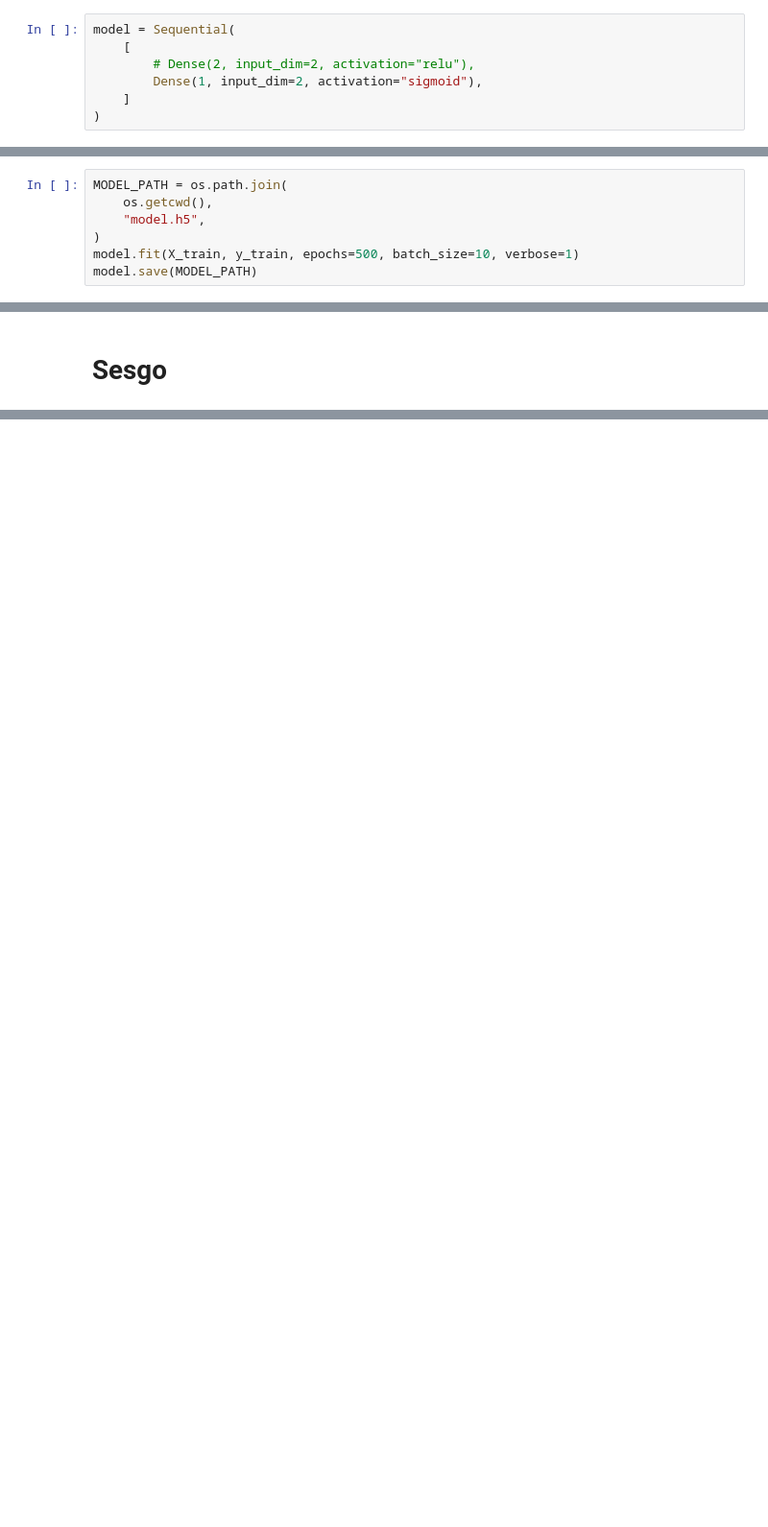
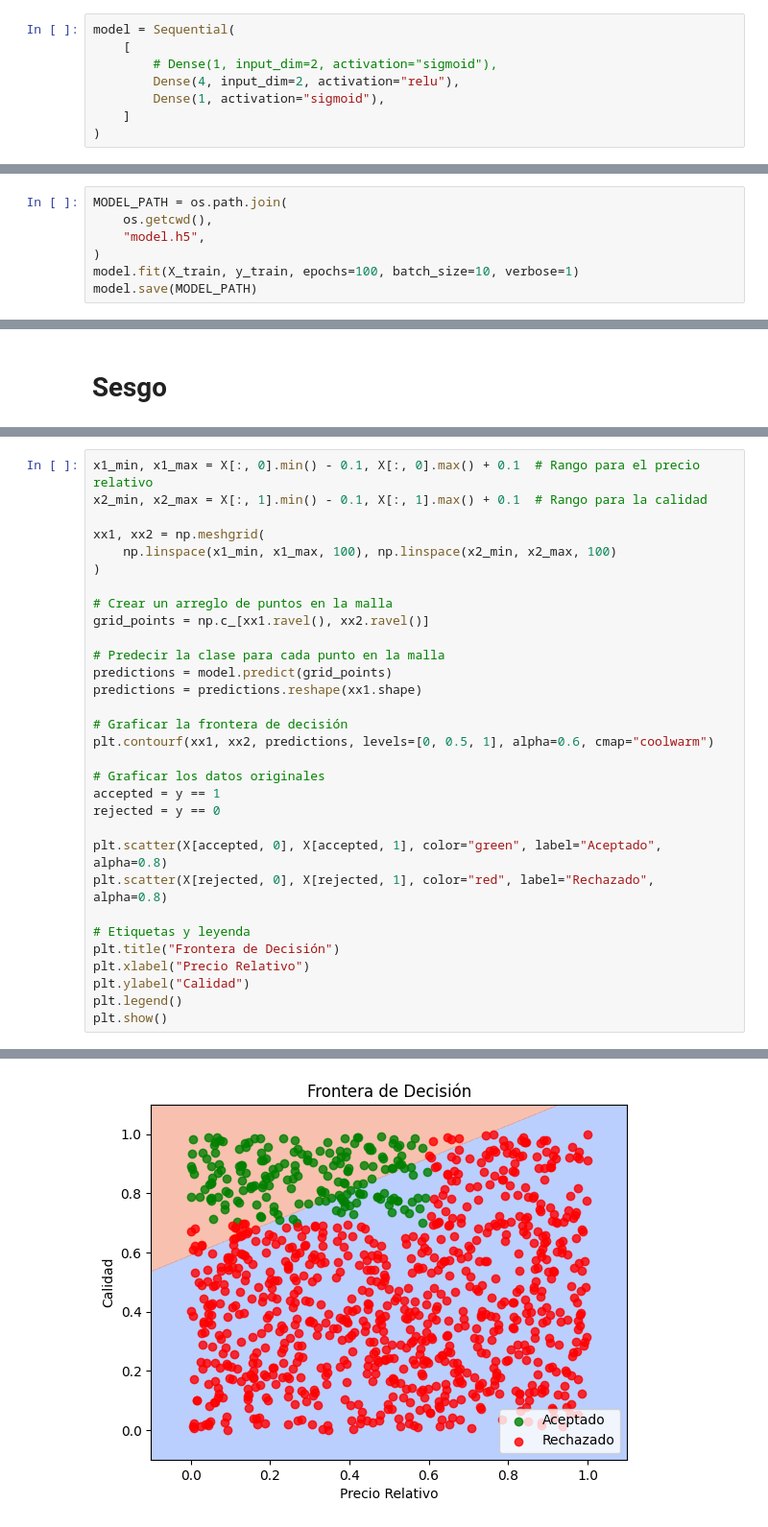
Before and after one commit to godavdev/ia-2, a Jupyter notebook: productos/clasifier.ipynb, the cells around one changed output, grey strips where cells are left out. Shown at 96% size. Drawn from its saved outputs; the diff is of its cells as text; blank space fills up the shorter version.

```diff
--- a/productos/clasifier.ipynb
+++ b/productos/clasifier.ipynb
@@ -45,8 +64,9 @@ X_train, X_test, y_train, y_test = train_test_split(
 # %%
 model = Sequential(
     [
-        # Dense(2, input_dim=2, activation="relu"),
-        Dense(1, input_dim=2, activation="sigmoid"),
+        # Dense(1, input_dim=2, activation="sigmoid"),
+        Dense(4, input_dim=2, activation="relu"),
+        Dense(1, activation="sigmoid"),
     ]
 )
 # %% [markdown]
@@ -60,6 +80,6 @@ MODEL_PATH = os.path.join(
     os.getcwd(),
     "model.h5",
 )
-model.fit(X_train, y_train, epochs=500, batch_size=10, verbose=1)
+model.fit(X_train, y_train, epochs=100, batch_size=10, verbose=1)
 model.save(MODEL_PATH)
 # %% [output]
@@ -106,0 +163,32 @@ Sesgo del modelo: [1.6880018]
+# %%
+x1_min, x1_max = X[:, 0].min() - 0.1, X[:, 0].max() + 0.1  # Rango para el precio relativo
+x2_min, x2_max = X[:, 1].min() - 0.1, X[:, 1].max() + 0.1  # Rango para la calidad
+
+xx1, xx2 = np.meshgrid(
+    np.linspace(x1_min, x1_max, 100), np.linspace(x2_min, x2_max, 100)
+)
+
+# Crear un arreglo de puntos en la malla
+grid_points = np.c_[xx1.ravel(), xx2.ravel()]
+
+# Predecir la clase para cada punto en la malla
+predictions = model.predict(grid_points)
+predictions = predictions.reshape(xx1.shape)
+
+# Graficar la frontera de decisión
+plt.contourf(xx1, xx2, predictions, levels=[0, 0.5, 1], alpha=0.6, cmap="coolwarm")
+
+# Graficar los datos originales
+accepted = y == 1
+rejected = y == 0
+
+plt.scatter(X[accepted, 0], X[accepted, 1], color="green", label="Aceptado", alpha=0.8)
+plt.scatter(X[rejected, 0], X[rejected, 1], color="red", label="Rechazado", alpha=0.8)
+
+# Etiquetas y leyenda
+plt.title("Frontera de Decisión")
+plt.xlabel("Precio Relativo")
+plt.ylabel("Calidad")
+plt.legend()
+plt.show()
+# %% [output]
@@ -107 +196,2 @@ Sesgo del modelo: [1.6880018]
+[figure, added]
 # %% [markdown]
```
Also changed, not shown: parts of 11 cells of this notebook, 1 other file.
